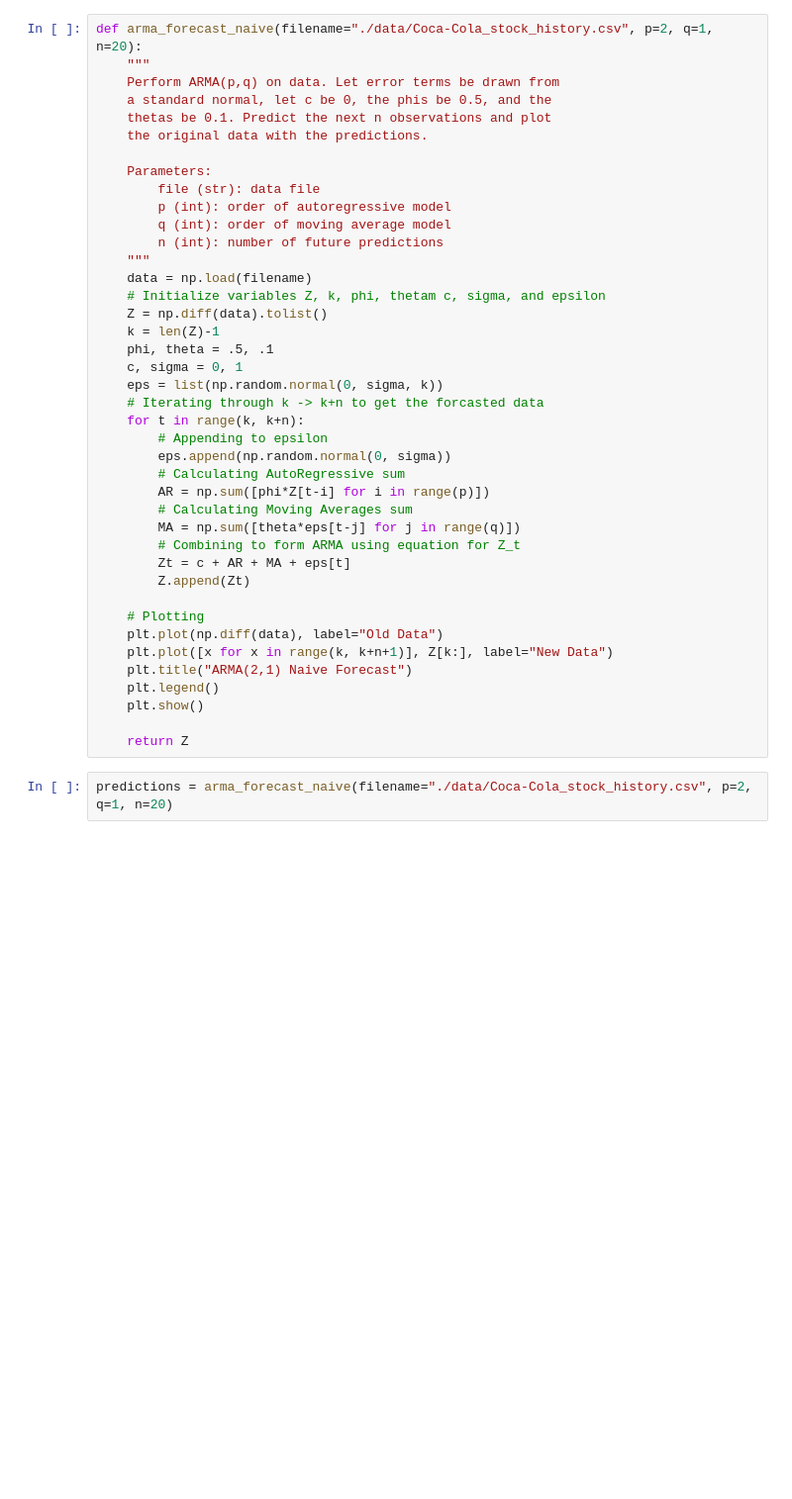
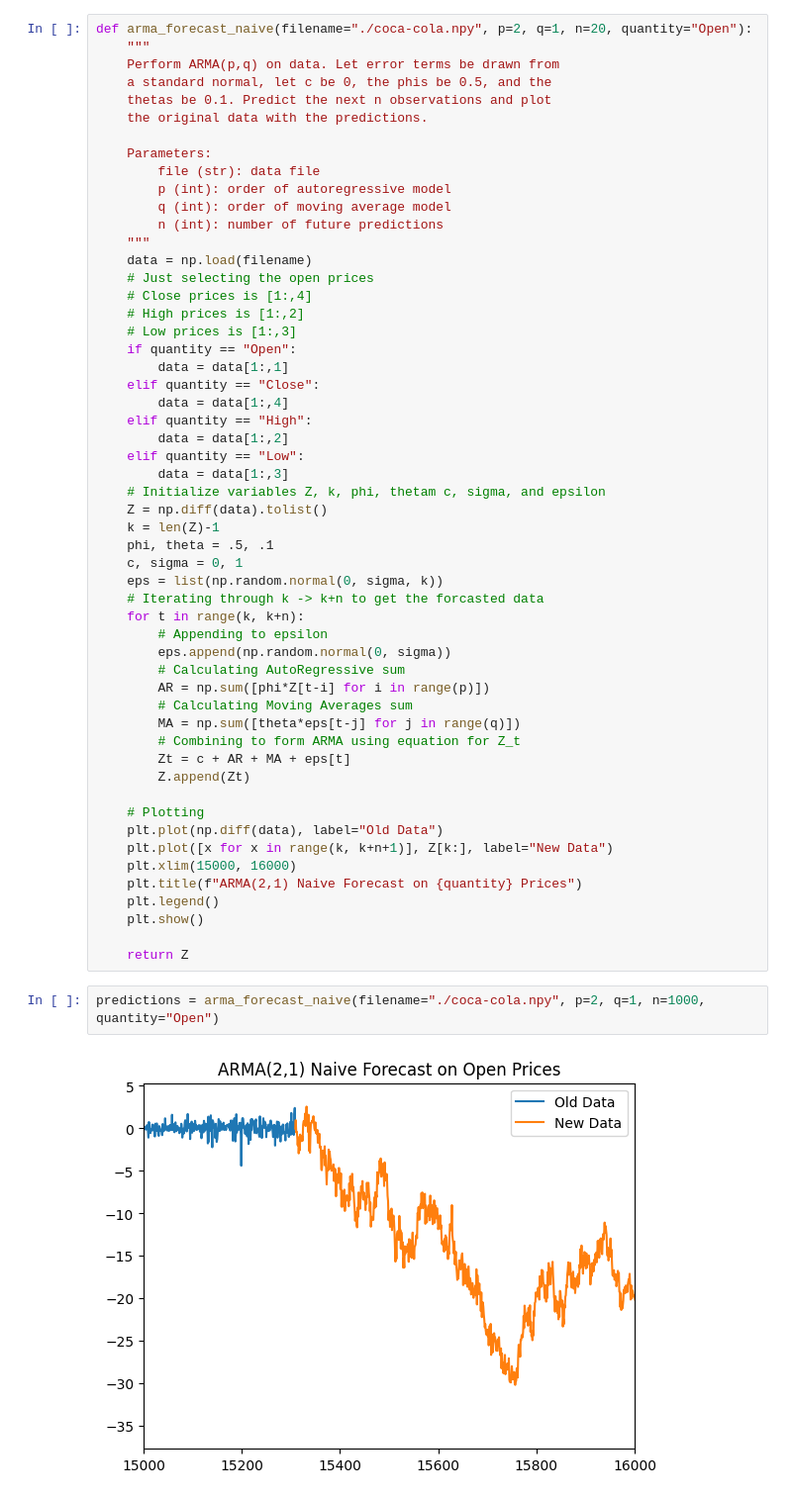
Before and after one commit to zachjoachim7/Volume3PortfolioPorject2, a Jupyter notebook: draft.ipynb, the cells around one changed output. Shown at 99% size. Saved outputs shown, nothing was run; the diff lists cells and outputs as text; blank space fills up the shorter version.

```diff
--- a/draft.ipynb
+++ b/draft.ipynb
@@ -5,5 +10,5 @@ import pandas as pd
 # %%
-def arma_forecast_naive(filename="./data/Coca-Cola_stock_history.csv", p=2, q=1, n=20):
+def arma_forecast_naive(filename="./coca-cola.npy", p=2, q=1, n=20, quantity="Open"):
     """
     Perform ARMA(p,q) on data. Let error terms be drawn from
     a standard normal, let c be 0, the phis be 0.5, and the
@@ -17,6 +22,18 @@ def arma_forecast_naive(filename="./data/Coca-Cola_stock_history.csv", p=2, q=1,
         n (int): number of future predictions
     """
     data = np.load(filename)
+    # Just selecting the open prices
+    # Close prices is [1:,4]
+    # High prices is [1:,2]
+    # Low prices is [1:,3]
+    if quantity == "Open":
+        data = data[1:,1]
+    elif quantity == "Close":
+        data = data[1:,4]
+    elif quantity == "High":
+        data = data[1:,2]
+    elif quantity == "Low":
+        data = data[1:,3]
     # Initialize variables Z, k, phi, thetam c, sigma, and epsilon
     Z = np.diff(data).tolist()
     k = len(Z)-1
@@ -38,10 +55,13 @@ def arma_forecast_naive(filename="./data/Coca-Cola_stock_history.csv", p=2, q=1,
     # Plotting
     plt.plot(np.diff(data), label="Old Data")
     plt.plot([x for x in range(k, k+n+1)], Z[k:], label="New Data")
-    plt.title("ARMA(2,1) Naive Forecast")
+    plt.xlim(15000, 16000)
+    plt.title(f"ARMA(2,1) Naive Forecast on {quantity} Prices")
     plt.legend()
     plt.show()
 
     return Z
 # %%
-predictions = arma_forecast_naive(filename="./data/Coca-Cola_stock_history.csv", p=2, q=1, n=20)
+predictions = arma_forecast_naive(filename="./coca-cola.npy", p=2, q=1, n=1000, quantity="Open")
+# %% [output]
+[figure, added]
```
Also changed, not shown: parts of 22 cells of this notebook, 1 other file.
